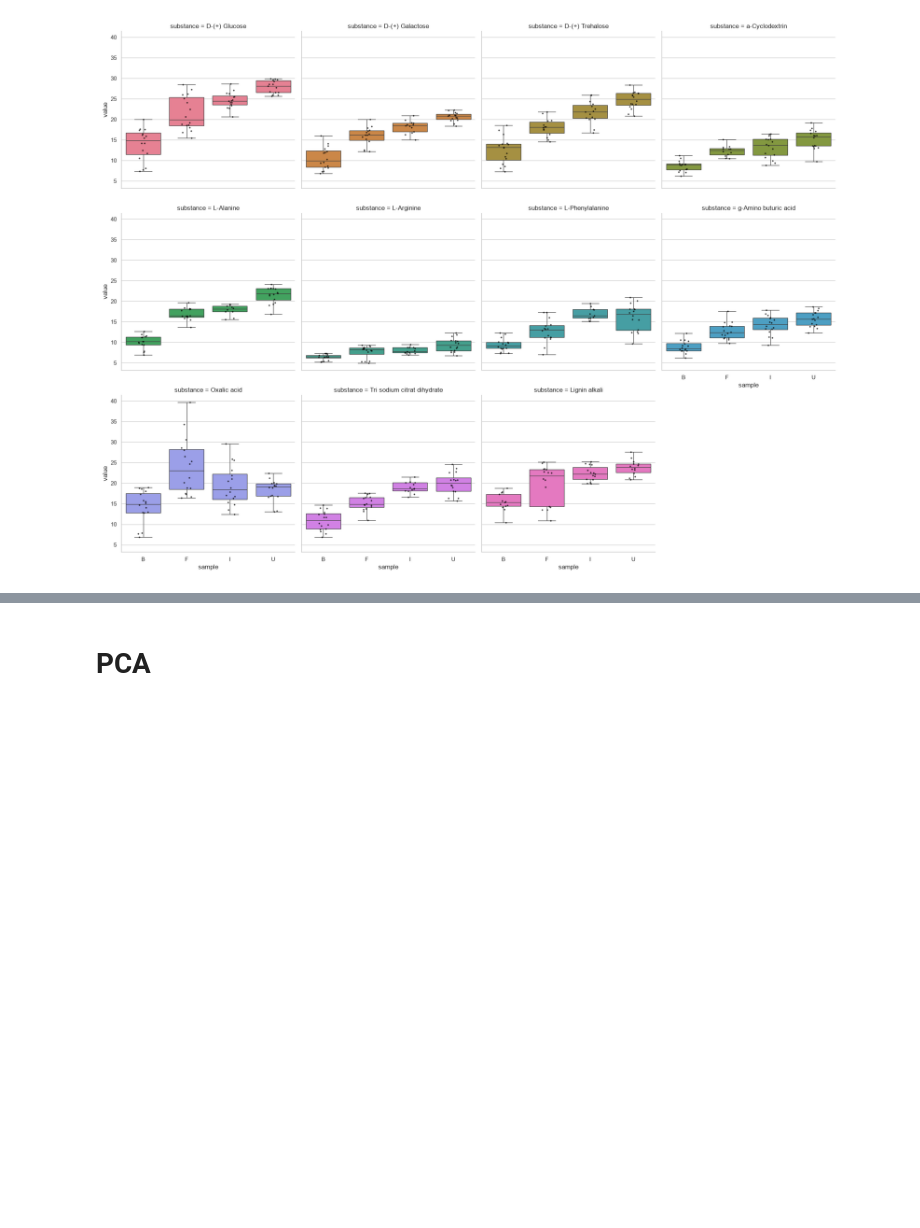
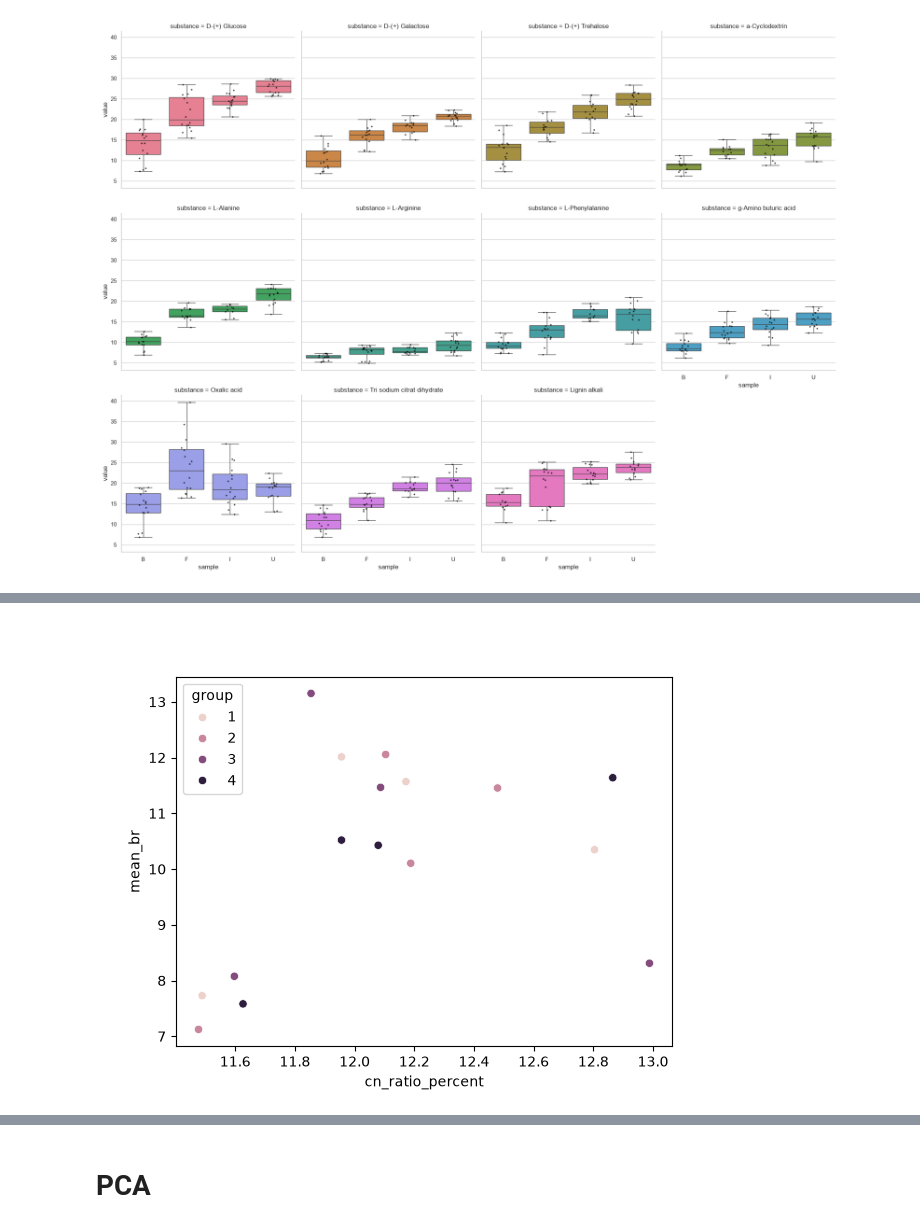
Before and after one commit to danielsehr/GEO6, a Jupyter notebook: src/geo6/main.ipynb, the cells around one changed output, grey strips where cells are left out. Saved outputs shown, nothing was run; the diff lists cells and outputs as text; code cells hidden in the pictures; blank space fills up the shorter version.

```diff
--- a/src/geo6/main.ipynb
+++ b/src/geo6/main.ipynb
@@ -133,0 +136,4 @@ save_plot(plot=plot, name="sir_boxplot")
+# %%
+chns = data.chns
+chns = chns[chns["type"] == "soil"]
+subset = chns[["sample", "cn_ratio_percent"]].groupby("sample").mean()
@@ -133,0 +160,12 @@ save_plot(plot=plot, name="sir_boxplot")
+# %%
+microresp_agg = (
+    microresp[["sample", "group", "subrep", "br_mg_per_g_h"]]
+    .groupby(["sample", "group"], as_index=False)
+    .agg(mean_br=("br_mg_per_g_h", "mean"))
+)
+
+merged = microresp_agg.merge(
+    chns[["sample", "group", "cn_ratio_percent"]],
+    how="inner"
+)
+merged
@@ -133,0 +190,13 @@ save_plot(plot=plot, name="sir_boxplot")
+# %%
+fig, ax = plt.subplots()
+
+sns.scatterplot(
+    data=merged,
+    x="cn_ratio_percent",
+    y="mean_br",
+    hue="group"
+)
+
+plt.show()
+# %% [output]
+[figure, added]
```
Also changed, not shown: parts of 14 cells of this notebook, 1 other file.
